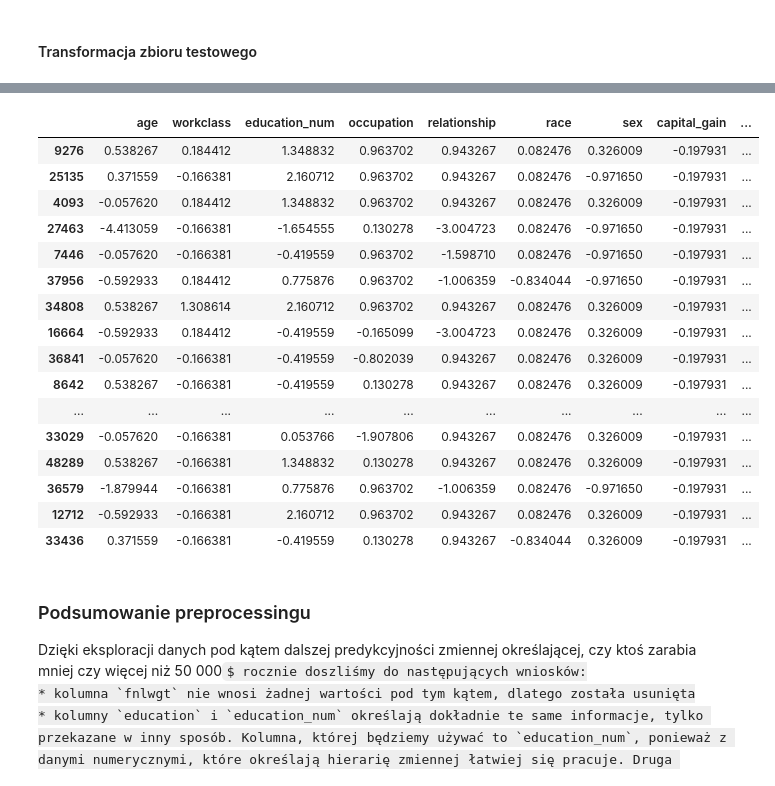
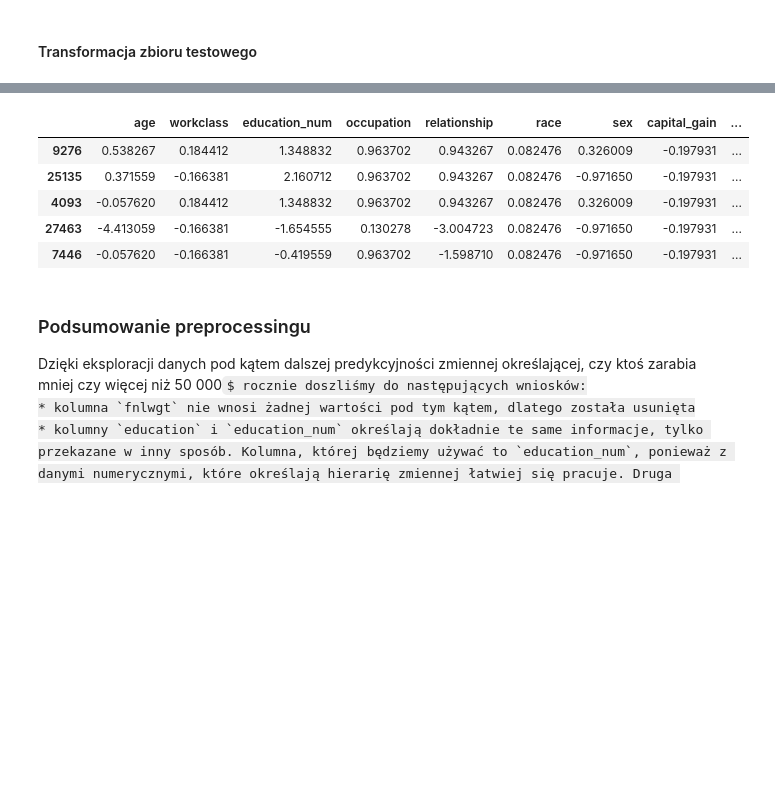
Before and after one commit to malwina0/2022L-ML, a Jupyter notebook: Project1/Projekt1_JakubPiwko_MalwinaWojewoda_KM2_new.ipynb, the cells around one changed output, grey strips where cells are left out. Cells and saved outputs as stored; diff of their text form; code cells hidden in the pictures; some formulas as TeX source; blank space fills up the shorter version.

```diff
--- a/Project1/Projekt1_JakubPiwko_MalwinaWojewoda_KM2_new.ipynb
+++ b/Project1/Projekt1_JakubPiwko_MalwinaWojewoda_KM2_new.ipynb
@@ -1113,23 +1104,12 @@ census_df_test.head(20)
 # %%
-census_df.head(20)
+census_df.head(5)
 # %% [output]
 |  | age | workclass | education_num | occupation | relationship | race | sex | capital_gain | ... |
 | 9276 | 0.538267 | 0.184412 | 1.348832 | 0.963702 | 0.943267 | 0.082476 | 0.326009 | -0.197931 | ... |
 | 25135 | 0.371559 | -0.166381 | 2.160712 | 0.963702 | 0.943267 | 0.082476 | -0.971650 | -0.197931 | ... |
 | 4093 | -0.057620 | 0.184412 | 1.348832 | 0.963702 | 0.943267 | 0.082476 | 0.326009 | -0.197931 | ... |
 | 27463 | -4.413059 | -0.166381 | -1.654555 | 0.130278 | -3.004723 | 0.082476 | -0.971650 | -0.197931 | ... |
 | 7446 | -0.057620 | -0.166381 | -0.419559 | 0.963702 | -1.598710 | 0.082476 | -0.971650 | -0.197931 | ... |
-| 37956 | -0.592933 | 0.184412 | 0.775876 | 0.963702 | -1.006359 | -0.834044 | -0.971650 | -0.197931 | ... |
-| 34808 | 0.538267 | 1.308614 | 2.160712 | 0.963702 | 0.943267 | 0.082476 | 0.326009 | -0.197931 | ... |
-| 16664 | -0.592933 | 0.184412 | -0.419559 | -0.165099 | -3.004723 | 0.082476 | 0.326009 | -0.197931 | ... |
-| 36841 | -0.057620 | -0.166381 | -0.419559 | -0.802039 | 0.943267 | 0.082476 | 0.326009 | -0.197931 | ... |
-| 8642 | 0.538267 | -0.166381 | -0.419559 | 0.130278 | 0.943267 | 0.082476 | 0.326009 | -0.197931 | ... |
-| ... | ... | ... | ... | ... | ... | ... | ... | ... | ... |
-| 33029 | -0.057620 | -0.166381 | 0.053766 | -1.907806 | 0.943267 | 0.082476 | 0.326009 | -0.197931 | ... |
-| 48289 | 0.538267 | -0.166381 | 1.348832 | 0.130278 | 0.943267 | 0.082476 | 0.326009 | -0.197931 | ... |
-| 36579 | -1.879944 | -0.166381 | 0.775876 | 0.963702 | -1.006359 | 0.082476 | -0.971650 | -0.197931 | ... |
-| 12712 | -0.592933 | -0.166381 | 2.160712 | 0.963702 | 0.943267 | 0.082476 | 0.326009 | -0.197931 | ... |
-| 33436 | 0.371559 | -0.166381 | -0.419559 | 0.130278 | 0.943267 | -0.834044 | 0.326009 | -0.197931 | ... |
 # %% [markdown]
 ### Podsumowanie preprocessingu
 
```
Also changed, not shown: parts of 58 cells of this notebook, 1 other file.
